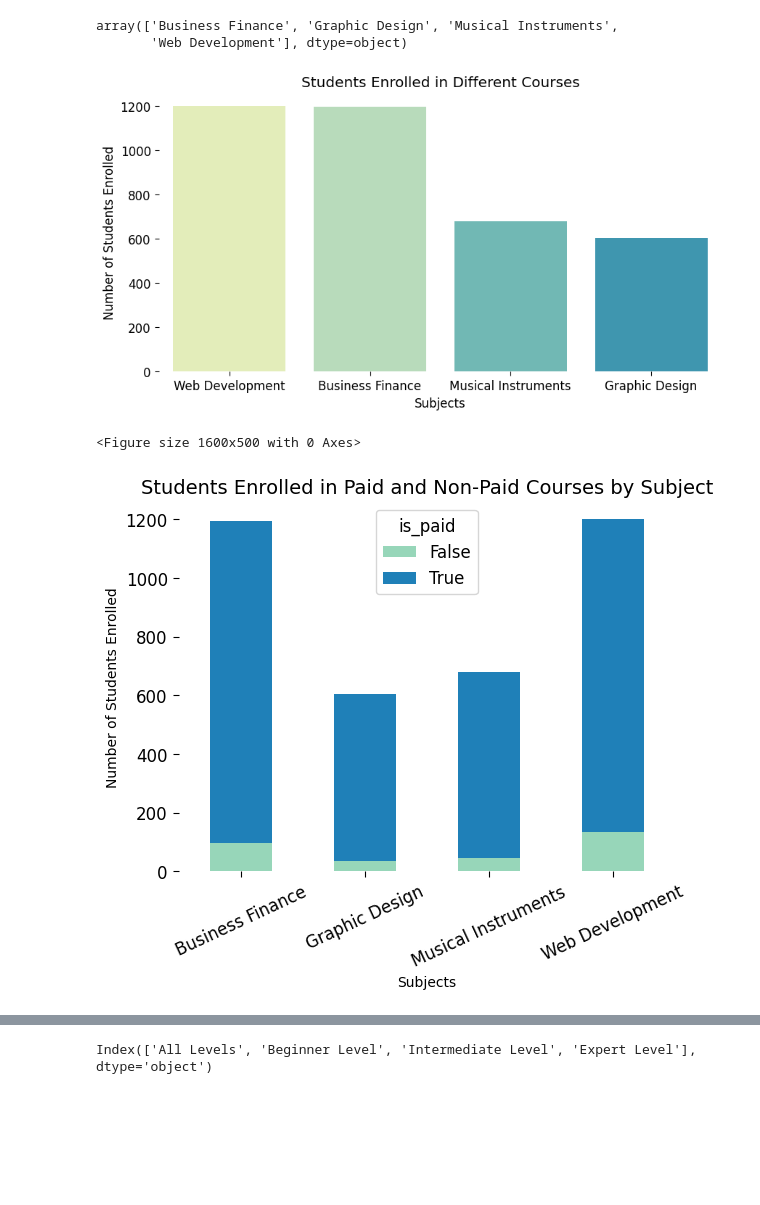
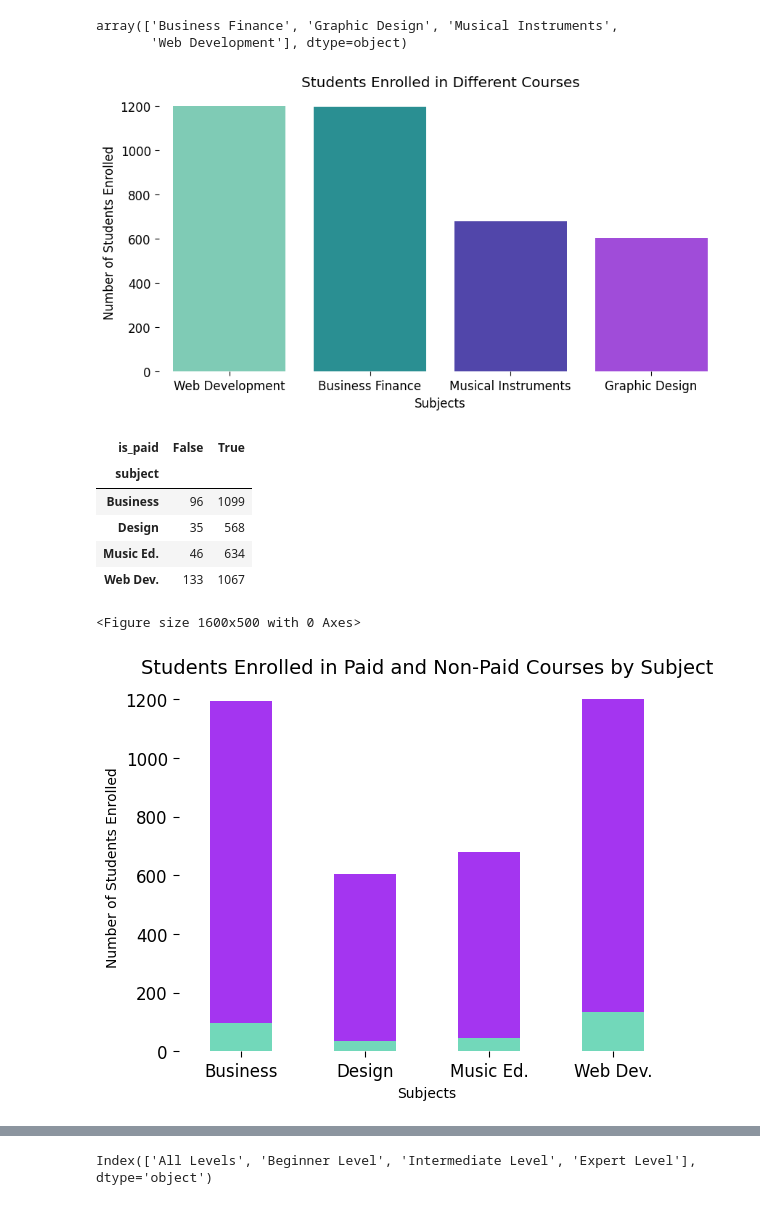
Before and after one commit to frm1789/100DaysOfPython, a Jupyter notebook: Coursera_analysis.ipynb, the cells around one changed output, grey strips where cells are left out. Cells and saved outputs as stored; diff of their text form; code cells hidden in the pictures; blank space fills up the shorter version.

```diff
--- a/Coursera_analysis.ipynb
+++ b/Coursera_analysis.ipynb
@@ -128,9 +124,11 @@ array(['Business Finance', 'Graphic Design', 'Musical Instruments',
 # Count the number of occurrences of each subject
 subject_counts = df['subject'].value_counts()
 # %%
+palette_ = ('#72D8BA','#199FA3','#4435BB','#A435F0')
+
 plt.figure(figsize=(10, 5))
 
-sns.barplot(x=subject_counts.index, y=subject_counts.values, palette=sns.color_palette("YlGnBu"))
+sns.barplot(x=subject_counts.index, y=subject_counts.values, palette=palette_)
 sns.despine(left=True, bottom=True)
 plt.xlabel("Subjects")
 plt.ylabel("Number of Students Enrolled")
@@ -138,26 +136,38 @@ plt.title("Students Enrolled in Different Courses")
 
 plt.show()
 # %% [output]
-[figure, old version]
+[figure, new version]
 # %%
 subject_counts = df['subject'].value_counts()
 subject_counts_by_paid = df.groupby(['subject', 'is_paid']).size().unstack(fill_value=0)
+# %%
+new_row_names = {'Business Finance': 'Business', 'Graphic Design': 'Design', 'Musical Instruments': 'Music Ed.', 'Web Development': 'Web Dev.'}
+subject_counts_by_paid = subject_counts_by_paid.rename(index=new_row_names)
+# %%
+subject_counts_by_paid
+# %% [output]
+| is_paid | False | True |
+| subject |  |  |
+| Business | 96 | 1099 |
+| Design | 35 | 568 |
+| Music Ed. | 46 | 634 |
+| Web Dev. | 133 | 1067 |
 # %%
 plt.figure(figsize=(16, 5))
 # Get two colors from the "YlGnBu" palette
-ylgnbu_palette = sns.color_palette("YlGnBu", 2)
+_palette = ('#72D8BA','#A435F0')
 
 # Create a stacked bar plot using Seaborn with the selected colors
-subject_counts_by_paid.plot(kind='bar', stacked=True, color=ylgnbu_palette)
+subject_counts_by_paid.plot(kind='bar', stacked=True, color=_palette, legend=False)
 sns.despine(left=True, bottom=True)
 plt.xlabel("Subjects", fontsize=10)
-plt.xticks(rotation=25)
+plt.xticks(rotation=0)
 plt.ylabel("Number of Students Enrolled", fontsize=10)
 plt.title("Students Enrolled in Paid and Non-Paid Courses by Subject", fontsize=14)
 plt.show()
 # %% [output]
 <Figure size 1600x500 with 0 Axes>
-[figure, old version]
+[figure, new version]
 # %%
 # Level vs. subject
 # Is it more probably that you pay more for a course in Web Development vs Musical Instruments?
```
Also changed, not shown: parts of 12 cells of this notebook.
